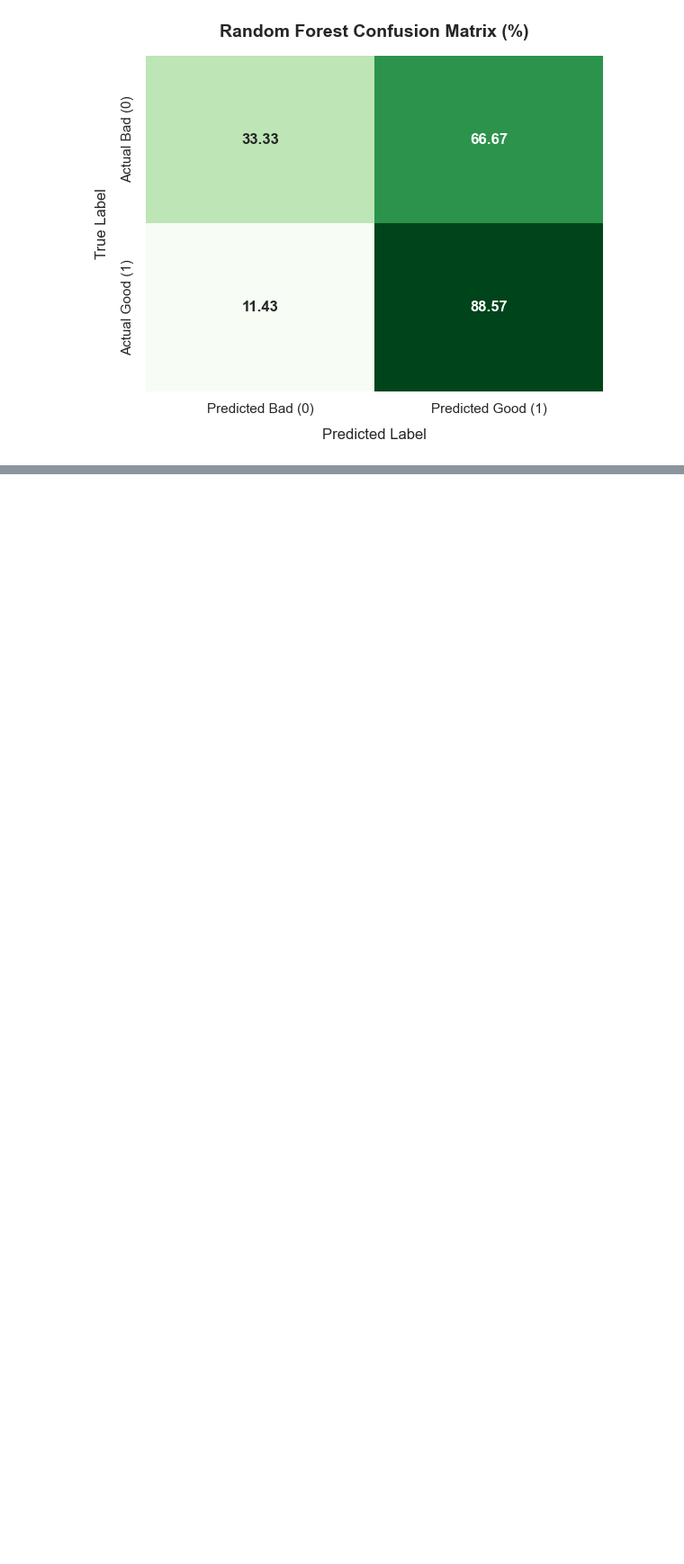
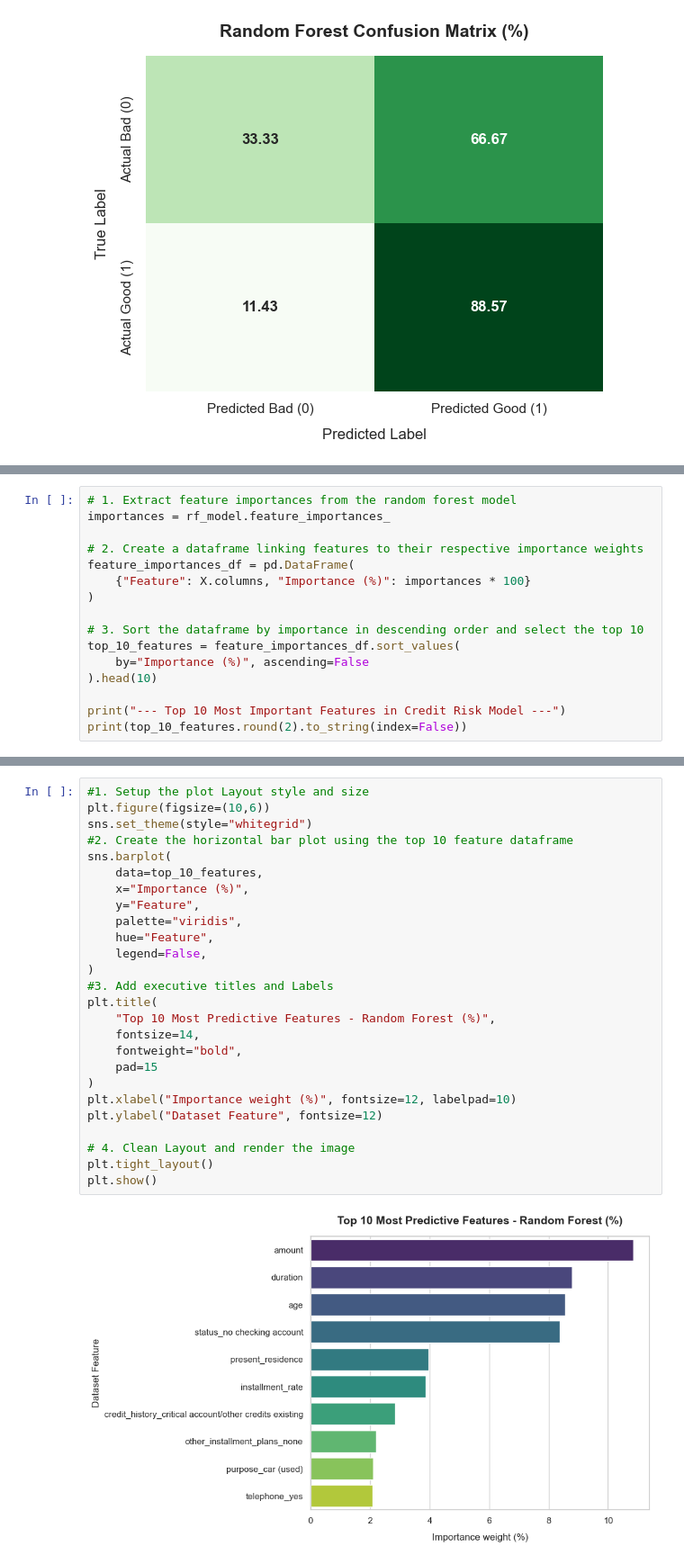
Before and after one commit to Rafaeldovale/credit-risk-assessment, a Jupyter notebook: notebook/exploration.ipynb, the cells around one changed output, grey strips where cells are left out. Shown at 90% size. Cells and saved outputs as stored; diff of their text form; blank space fills up the shorter version.

Commit message:
feat: complete feature importance chart and update requirements with boosting libraries

```diff
--- a/notebook/exploration.ipynb
+++ b/notebook/exploration.ipynb
@@ -485,0 +490,16 @@ plt.show()
+# %%
+# 1. Extract feature importances from the random forest model
+importances = rf_model.feature_importances_
+
+# 2. Create a dataframe linking features to their respective importance weights
+feature_importances_df = pd.DataFrame(
+    {"Feature": X.columns, "Importance (%)": importances * 100}
+)
+
+# 3. Sort the dataframe by importance in descending order and select the top 10
+top_10_features = feature_importances_df.sort_values(
+    by="Importance (%)", ascending=False
+).head(10)
+
+print("--- Top 10 Most Important Features in Credit Risk Model ---")
+print(top_10_features.round(2).to_string(index=False))
@@ -485,0 +523,28 @@ plt.show()
+# %%
+#1. Setup the plot Layout style and size
+plt.figure(figsize=(10,6))
+sns.set_theme(style="whitegrid")
+#2. Create the horizontal bar plot using the top 10 feature dataframe
+sns.barplot(
+    data=top_10_features,
+    x="Importance (%)",
+    y="Feature",
+    palette="viridis",
+    hue="Feature",
+    legend=False,
+)
+#3. Add executive titles and Labels
+plt.title(
+    "Top 10 Most Predictive Features - Random Forest (%)",
+    fontsize=14,
+    fontweight="bold",
+    pad=15
+)
+plt.xlabel("Importance weight (%)", fontsize=12, labelpad=10)
+plt.ylabel("Dataset Feature", fontsize=12)
+
+# 4. Clean Layout and render the image
+plt.tight_layout()
+plt.show()
+# %% [output]
+[figure, added]
```
Also changed, not shown: parts of 3 cells of this notebook, 1 other file.
